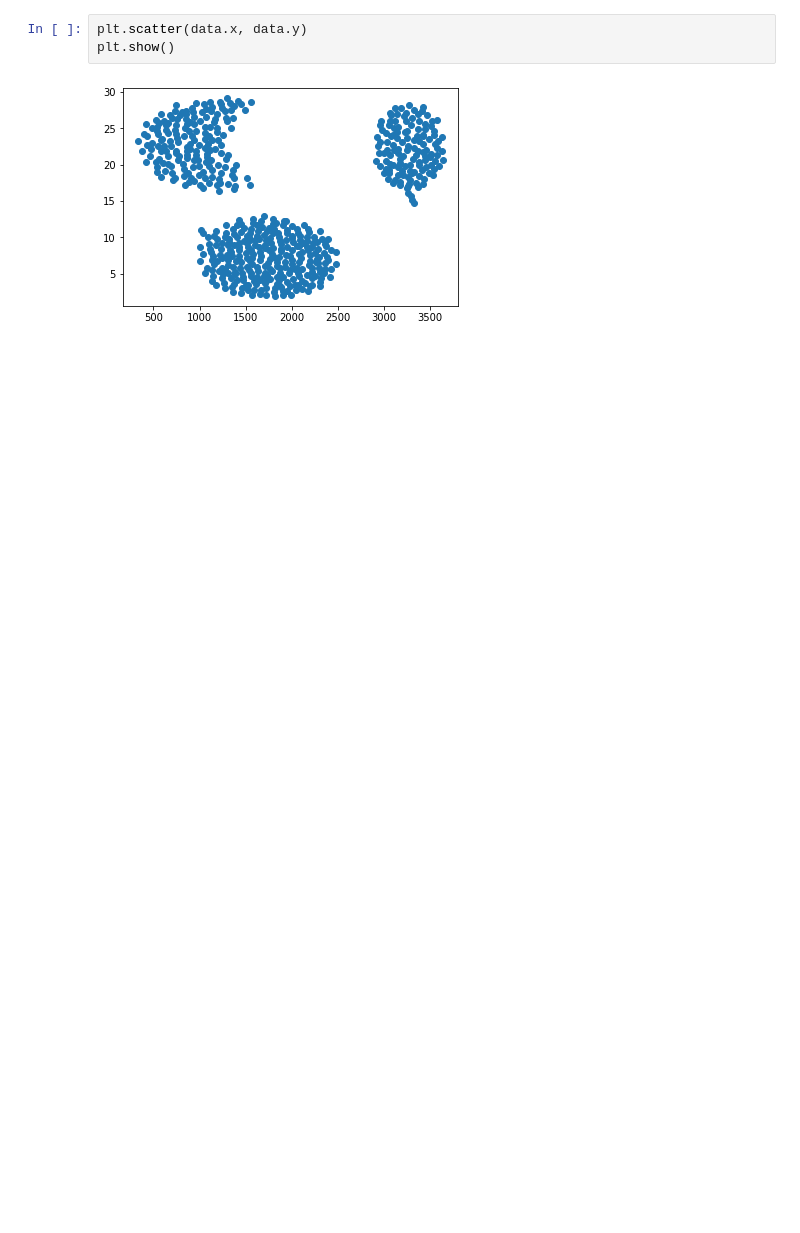
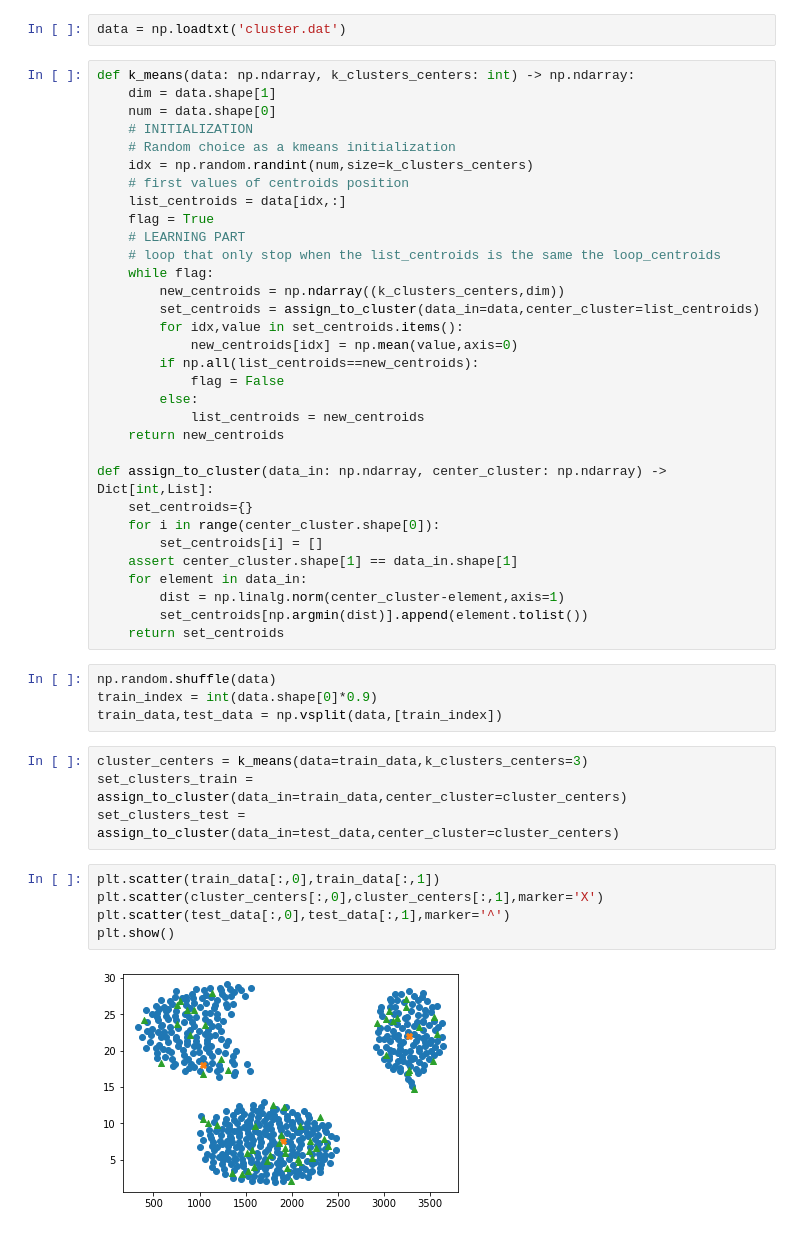
Before and after one commit to Ftmarruda/p1-mc886, a Jupyter notebook: p1.ipynb, the cells around one changed output. Cells and saved outputs as stored; diff of their text form; blank space fills up the shorter version.

Commit message:
first commit: k-means function implemented and another function that divide the data points among cluster

```diff
--- a/p1.ipynb
+++ b/p1.ipynb
@@ -34,5 +10,49 @@ data.plot()
-# %%
-plt.scatter(data.x, data.y)
-plt.show()
-# %% [output]
-[figure, removed]
+# %%
+data = np.loadtxt('cluster.dat')
+# %%
+def k_means(data: np.ndarray, k_clusters_centers: int) -> np.ndarray:
+    dim = data.shape[1]
+    num = data.shape[0]
+    # INITIALIZATION
+    # Random choice as a kmeans initialization
+    idx = np.random.randint(num,size=k_clusters_centers)
+    # first values of centroids position
+    list_centroids = data[idx,:]
+    flag = True
+    # LEARNING PART
+    # loop that only stop when the list_centroids is the same the loop_centroids
+    while flag:
+        new_centroids = np.ndarray((k_clusters_centers,dim))
+        set_centroids = assign_to_cluster(data_in=data,center_cluster=list_centroids)
+        for idx,value in set_centroids.items():
+            new_centroids[idx] = np.mean(value,axis=0)
+        if np.all(list_centroids==new_centroids):
+            flag = False
+        else:
+            list_centroids = new_centroids
+    return new_centroids
+
+def assign_to_cluster(data_in: np.ndarray, center_cluster: np.ndarray) -> Dict[int,List]:
+    set_centroids={}
+    for i in range(center_cluster.shape[0]):
+        set_centroids[i] = []
+    assert center_cluster.shape[1] == data_in.shape[1]
+    for element in data_in:
+        dist = np.linalg.norm(center_cluster-element,axis=1)
+        set_centroids[np.argmin(dist)].append(element.tolist())
+    return set_centroids
+# %%
+np.random.shuffle(data)
+train_index = int(data.shape[0]*0.9)
+train_data,test_data = np.vsplit(data,[train_index])
+# %%
+cluster_centers = k_means(data=train_data,k_clusters_centers=3)
+set_clusters_train = assign_to_cluster(data_in=train_data,center_cluster=cluster_centers)
+set_clusters_test = assign_to_cluster(data_in=test_data,center_cluster=cluster_centers)
+# %%
+plt.scatter(train_data[:,0],train_data[:,1])
+plt.scatter(cluster_centers[:,0],cluster_centers[:,1],marker='X')
+plt.scatter(test_data[:,0],test_data[:,1],marker='^')
+plt.show()
+# %% [output]
+[figure, added]
```
Also changed, not shown: parts of 6 cells of this notebook.
